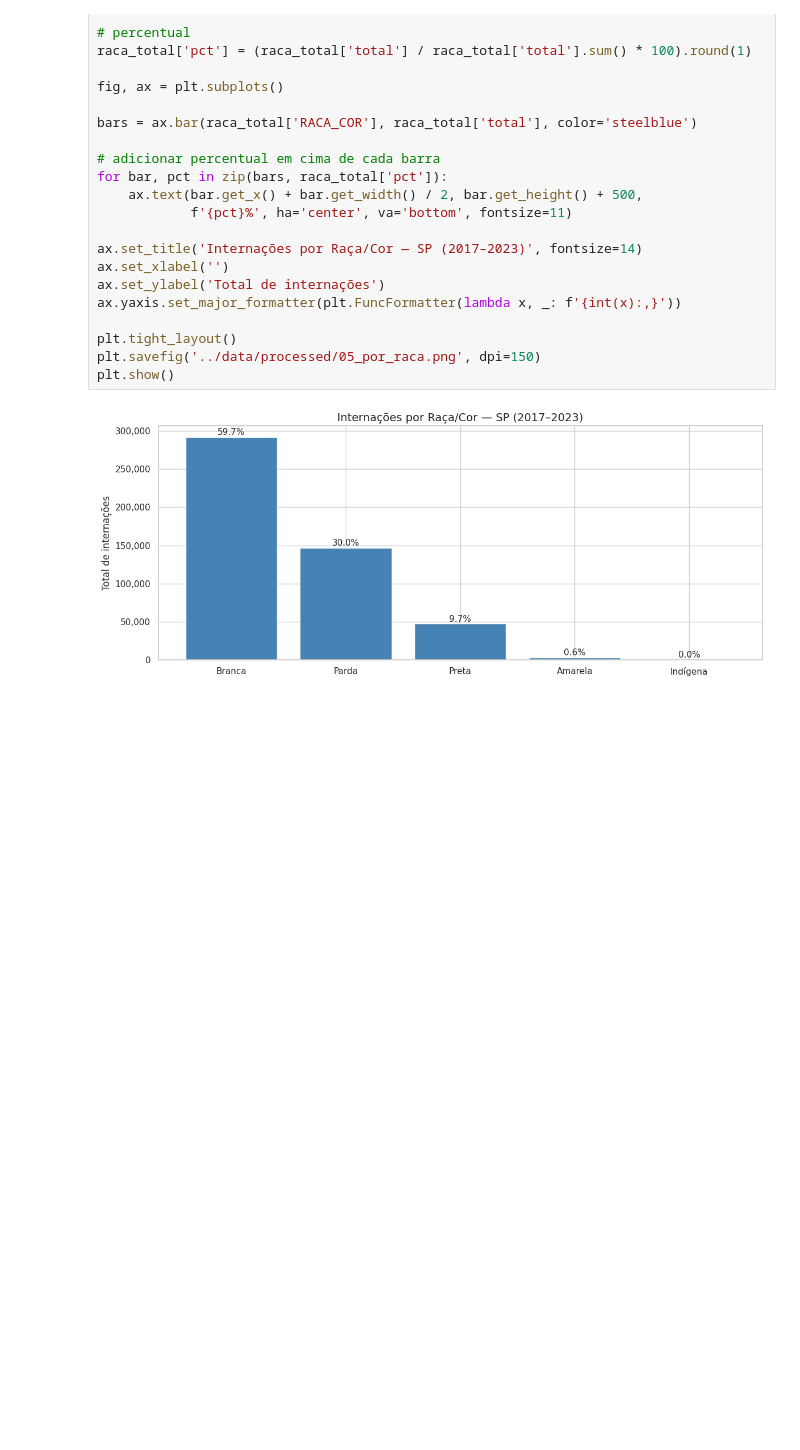
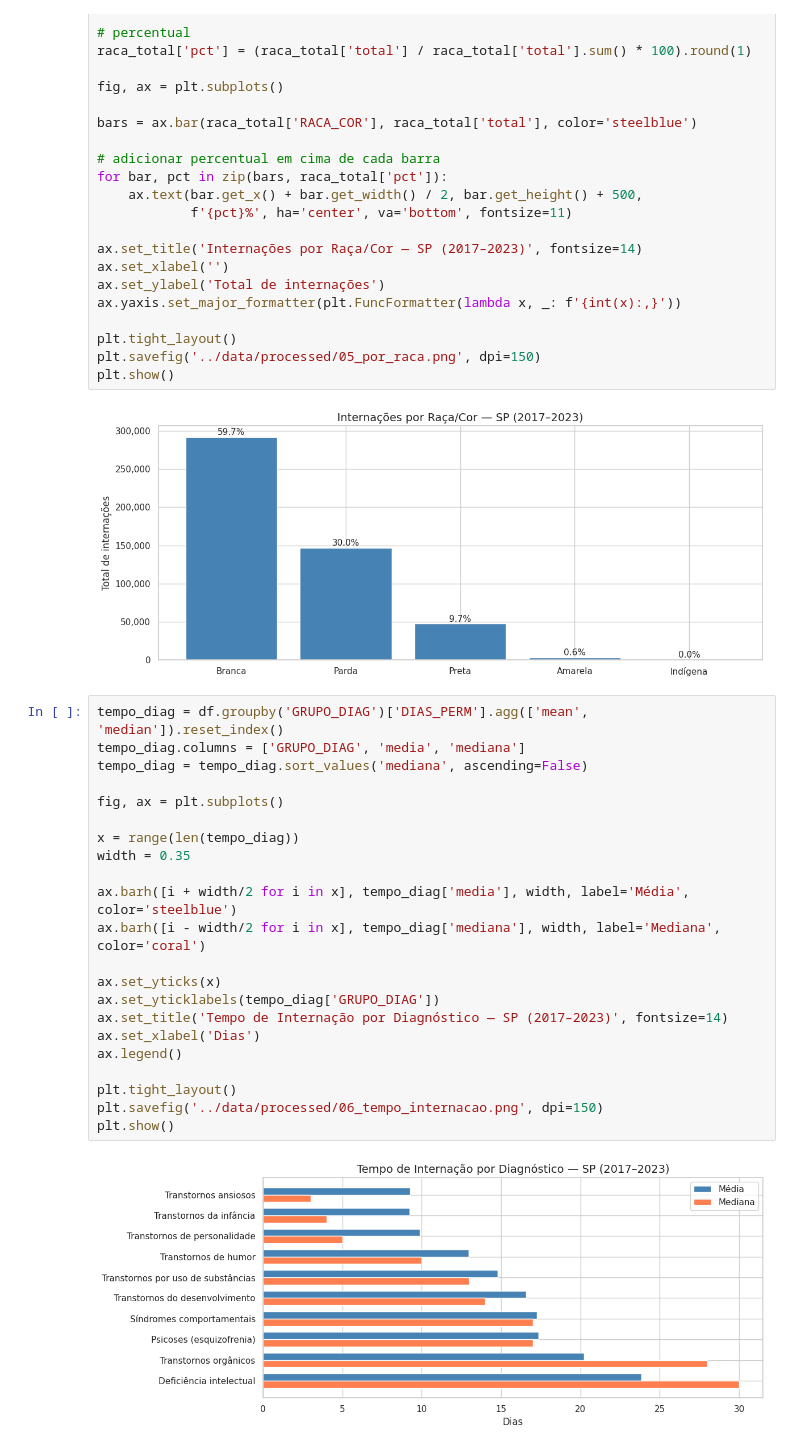
Before and after one commit to kvgs/sus-saude-mental-analytics, a Jupyter notebook: notebooks/02_exploratory.ipynb, the cells around one changed output. Drawn from its saved outputs; the diff is of its cells as text; blank space fills up the shorter version.

Commit message:
feat: notebook 02_exploratory - evolução temporal, sexo, CID e suicídios

```diff
--- a/notebooks/02_exploratory.ipynb
+++ b/notebooks/02_exploratory.ipynb
@@ -300,3 +300,27 @@ plt.savefig('../data/processed/05_por_raca.png', dpi=150)
 plt.show()
 # %% [output]
 [figure]
+# %%
+tempo_diag = df.groupby('GRUPO_DIAG')['DIAS_PERM'].agg(['mean', 'median']).reset_index()
+tempo_diag.columns = ['GRUPO_DIAG', 'media', 'mediana']
+tempo_diag = tempo_diag.sort_values('mediana', ascending=False)
+
+fig, ax = plt.subplots()
+
+x = range(len(tempo_diag))
+width = 0.35
+
+ax.barh([i + width/2 for i in x], tempo_diag['media'], width, label='Média', color='steelblue')
+ax.barh([i - width/2 for i in x], tempo_diag['mediana'], width, label='Mediana', color='coral')
+
+ax.set_yticks(x)
+ax.set_yticklabels(tempo_diag['GRUPO_DIAG'])
+ax.set_title('Tempo de Internação por Diagnóstico — SP (2017–2023)', fontsize=14)
+ax.set_xlabel('Dias')
+ax.legend()
+
+plt.tight_layout()
+plt.savefig('../data/processed/06_tempo_internacao.png', dpi=150)
+plt.show()
+# %% [output]
+[figure, added]
```
Also changed, not shown: 4 other files.
